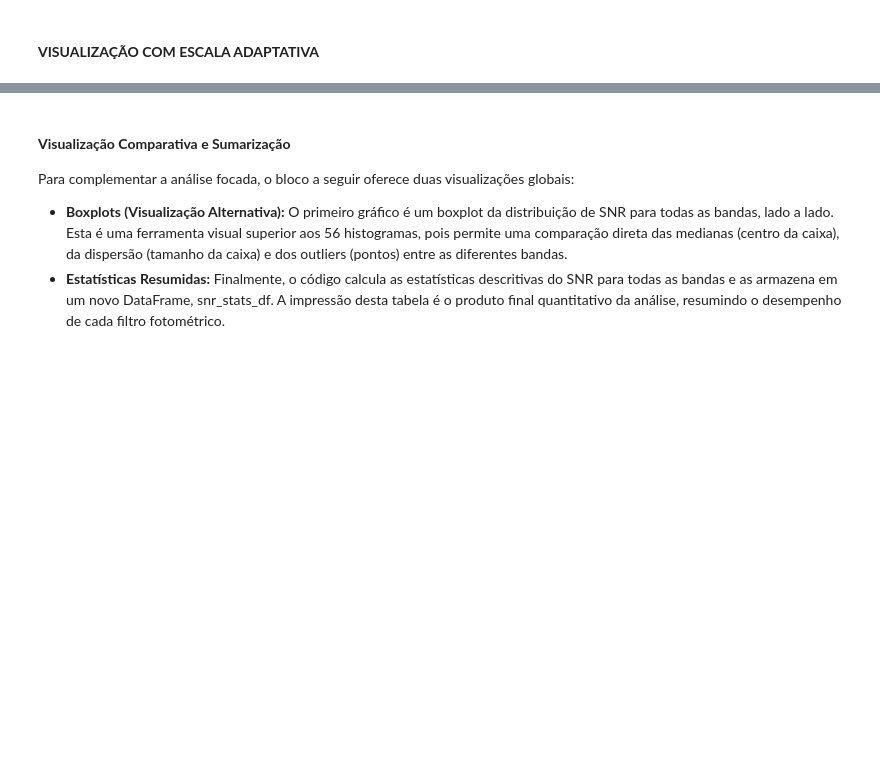
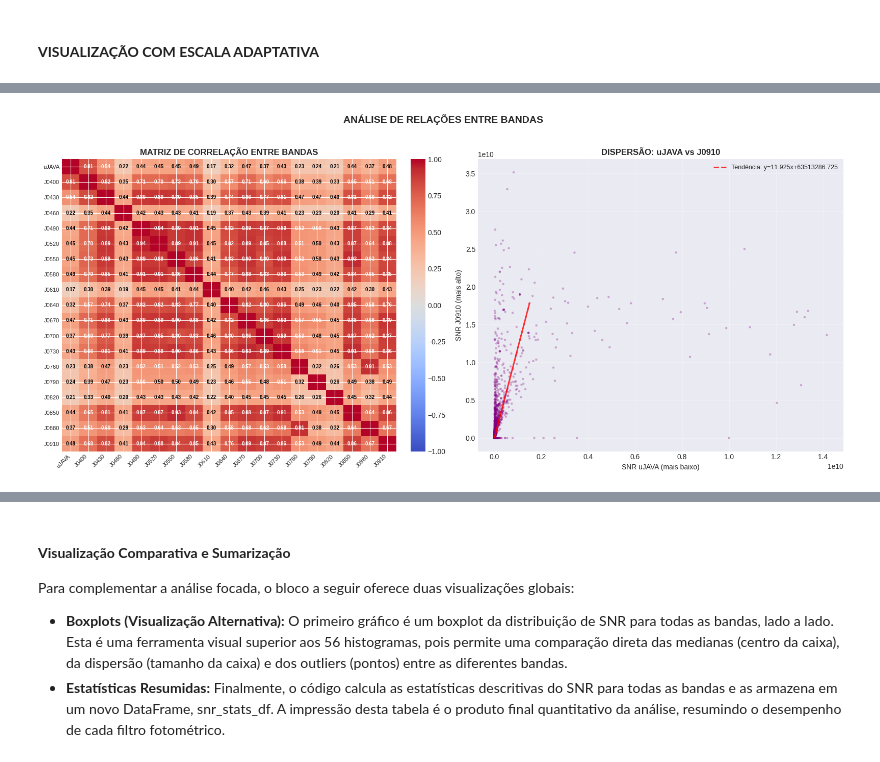
Before and after one commit to HenryLimaa/JPasEDR-Gaia, a Jupyter notebook: Pré_processamento.ipynb, the cells around one changed output, grey strips where cells are left out. Saved outputs shown, nothing was run; the diff lists cells and outputs as text; code cells hidden in the pictures; blank space fills up the shorter version.

```diff
--- a/Pré_processamento.ipynb
+++ b/Pré_processamento.ipynb
@@ -622,0 +1281,90 @@ Esta abordagem interativa é uma grande vantagem para a análise exploratória,
+# %%
+# ============================================================================
+# VISUALIZAÇÃO 2: HEATMAP DE CORRELAÇÃO ENTRE BANDAS (amostra)
+# ============================================================================
+
+print(f"\n{'='*50}")
+print("VISUALIZAÇÃO 2: HEATMAP DE CORRELAÇÃO ENTRE BANDAS")
+print("="*50)
+
+# Selecionar um subconjunto de bandas para o heatmap (para não sobrecarregar)
+if len(band_names) > 20:
+    # Selecionar bandas estrategicamente: primeiras, do meio e últimas
+    sample_indices = list(range(0, len(band_names), max(1, len(band_names)//15)))
+    sample_bands = [band_names[i] for i in sample_indices if i < len(band_names)]
+    sample_bands = sample_bands[:20]  # Limitar a 20 bandas
+else:
+    sample_bands = band_names
+
+# Criar DataFrame com amostra de bandas
+sample_data = pd.DataFrame()
+for band in sample_bands:
+    snr_col = f'SNR_{band}'
+    if snr_col in df_snr_flux.columns:
+        sample_data[band] = df_snr_flux[snr_col]
+
+if len(sample_bands) >= 3:
+    fig, (ax1, ax2) = plt.subplots(1, 2, figsize=(16, 7))
+
+    # HEATMAP de correlação
+    correlation_matrix = sample_data.corr()
+
+    # Mascarar a diagonal
+    mask = np.triu(np.ones_like(correlation_matrix, dtype=bool))
+
+    im = ax1.imshow(correlation_matrix, cmap='coolwarm', vmin=-1, vmax=1, aspect='auto')
+    ax1.set_title('MATRIZ DE CORRELAÇÃO ENTRE BANDAS', fontsize=12, fontweight='bold')
+    ax1.set_xticks(range(len(sample_bands)))
+    ax1.set_yticks(range(len(sample_bands)))
+    ax1.set_xticklabels(sample_bands, rotation=45, ha='right', fontsize=8)
+    ax1.set_yticklabels(sample_bands, fontsize=8)
+
+    # Adicionar valores numéricos
+    for i in range(len(sample_bands)):
+        for j in range(len(sample_bands)):
+            if i != j:  # Não mostrar diagonal
+                value = correlation_matrix.iloc[i, j]
+                color = 'white' if abs(value) > 0.5 else 'black'
+                ax1.text(j, i, f'{value:.2f}', ha='center', va='center',
+                        color=color, fontsize=7, fontweight='bold')
+
+    plt.colorbar(im, ax=ax1, fraction=0.046, pad=0.04)
+
+    # GRÁFICO DE DISPERSÃO 2D (duas bandas representativas)
+    # Encontrar bandas com maior e menor SNR médio
+    mean_snr_by_band = {}
+    for band in sample_bands:
+        snr_col = f'SNR_{band}'
+        if snr_col in df_snr_flux.columns:
+            mean_snr_by_band[band] = df_snr_flux[snr_col].mean()
+
+    if len(mean_snr_by_band) >= 2:
+        sorted_bands = sorted(mean_snr_by_band.items(), key=lambda x: x[1])
+        band_low = sorted_bands[0][0]
+        band_high = sorted_bands[-1][0]
+
+        ax2.scatter(df_snr_flux[f'SNR_{band_low}'],
+                   df_snr_flux[f'SNR_{band_high}'],
+                   alpha=0.3, s=10, c='purple', edgecolors='none')
+
+        ax2.set_xlabel(f'SNR {band_low} (mais baixo)', fontsize=10)
+        ax2.set_ylabel(f'SNR {band_high} (mais alto)', fontsize=10)
+        ax2.set_title(f'DISPERSÃO: {band_low} vs {band_high}',
+                     fontsize=12, fontweight='bold')
+        ax2.grid(True, alpha=0.3)
+
+        # Adicionar linha de tendência
+        x = df_snr_flux[f'SNR_{band_low}'].dropna().values[:1000]  # Amostra
+        y = df_snr_flux[f'SNR_{band_high}'].dropna().values[:1000]
+
+        if len(x) > 10 and len(y) > 10:
+            z = np.polyfit(x, y, 1)
+            p = np.poly1d(z)
+            ax2.plot(x, p(x), "r--", alpha=0.8, linewidth=2,
+                    label=f'Tendência: y={z[0]:.3f}x+{z[1]:.3f}')
+            ax2.legend(fontsize=9)
+
+    plt.suptitle('ANÁLISE DE RELAÇÕES ENTRE BANDAS', fontsize=14, fontweight='bold', y=1.02)
+    plt.tight_layout()
+    plt.show()
+# %% [output]
@@ -622,0 +1374 @@ Esta abordagem interativa é uma grande vantagem para a análise exploratória,
+[figure, added]
```
Also changed, not shown: parts of 29 cells of this notebook.
